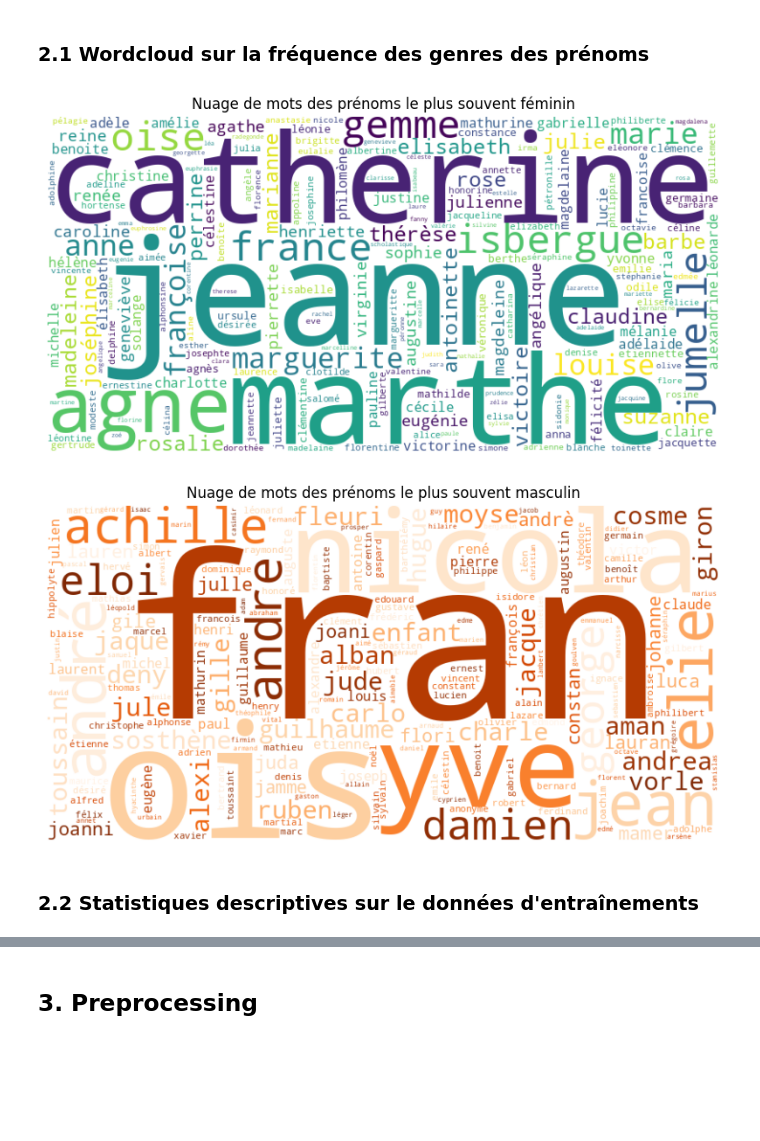
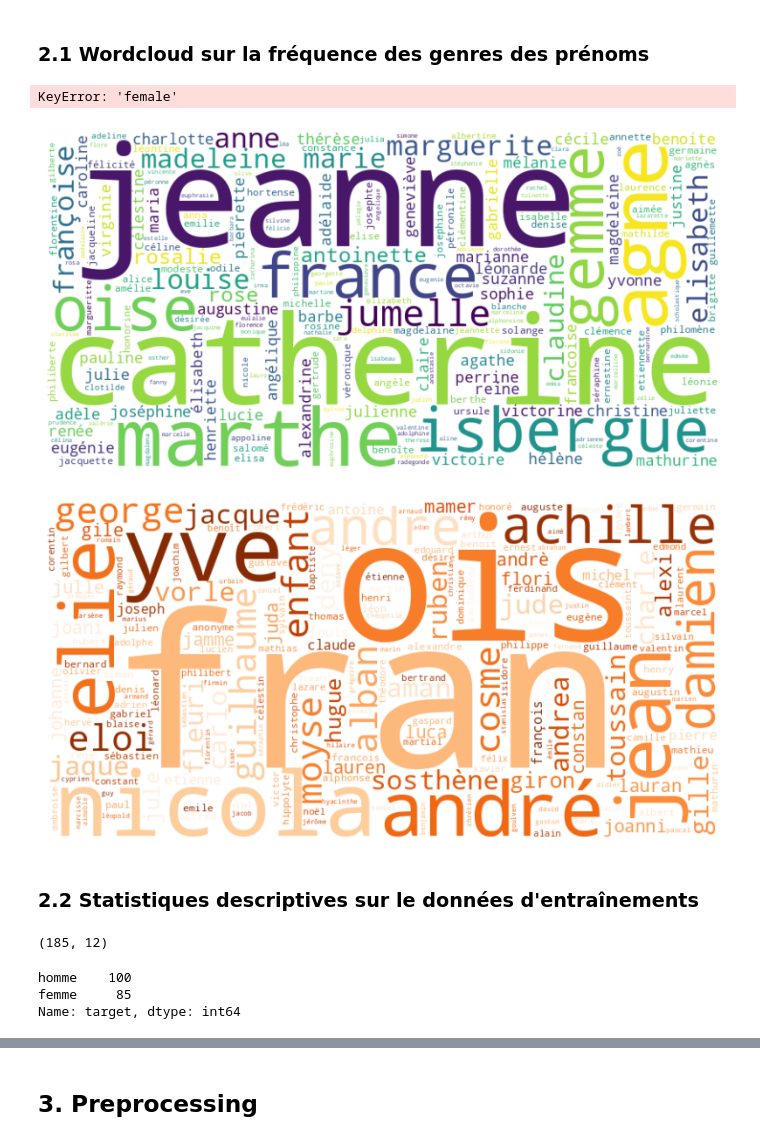
Before and after one commit to emanieluu/ml_for_nlp, a Jupyter notebook: NLP_Project.ipynb, the cells around one changed output, grey strips where cells are left out. Saved outputs shown, nothing was run; the diff lists cells and outputs as text; code cells hidden in the pictures; blank space fills up the shorter version.

```diff
--- a/NLP_Project.ipynb
+++ b/NLP_Project.ipynb
@@ -15,3 +16,6 @@ from wordcloud import WordCloud
 # %%
 df = pd.read_csv("transcriptions_with_sex.csv")
 name_data = pd.read_csv("firstname_with_sex.csv", sep=";")
+# %%
+name_data.columns = ["prénom", "nombre hommes", "nombre femmes"]
+name_data.head()
@@ -91,20 +133,22 @@ X_train, X_test, y_train, y_test = train_test_split(
 ### 2.1 Wordcloud sur la fréquence des genres des prénoms
 # %%
 name_data["female_freq"] = name_data["female"] / (name_data["male"] + name_data["female"])
+# %% [output]
+KeyError: 'female'
 # %%
 most_female_name = name_data[name_data["female_freq"] >= 0.5]
 all_names = " ".join(most_female_name["firstname"].dropna())
 wordcloud = WordCloud(
     width=800, height=400, background_color="white"
 ).generate(all_names)
 
 plt.figure(figsize=(10, 5))
 plt.imshow(wordcloud, interpolation="bilinear")
 plt.axis("off")
-plt.title("Nuage de mots des prénoms le plus souvent féminin")
+#plt.title("Nuage de mots des prénoms le plus souvent féminin")
 plt.show()
 # %% [output]
-[figure, old version]
+[figure, new version]
 # %%
 most_male_name = name_data[name_data["female_freq"] < 0.5]
 all_names = " ".join(most_male_name["firstname"].dropna())
@@ -116,12 +160,22 @@ wordcloud = WordCloud(
 plt.figure(figsize=(10, 5))
 plt.imshow(wordcloud, interpolation="bilinear")
 plt.axis("off")
-plt.title("Nuage de mots des prénoms le plus souvent masculin")
+#plt.title("Nuage de mots des prénoms le plus souvent masculin")
 plt.show()
 # %% [output]
-[figure, old version]
+[figure, new version]
 # %% [markdown]
 ### 2.2 Statistiques descriptives sur le données d'entraînements
 # %%
 df_train = X_train.copy()
 df_train['target'] = y_train
+# %%
+df_train.shape
+# %% [output]
+(185, 12)
+# %%
+df_train.target.value_counts()
+# %% [output]
+homme    100
+femme     85
+Name: target, dtype: int64
```
Also changed, not shown: parts of 28 cells of this notebook, 6 other files.
